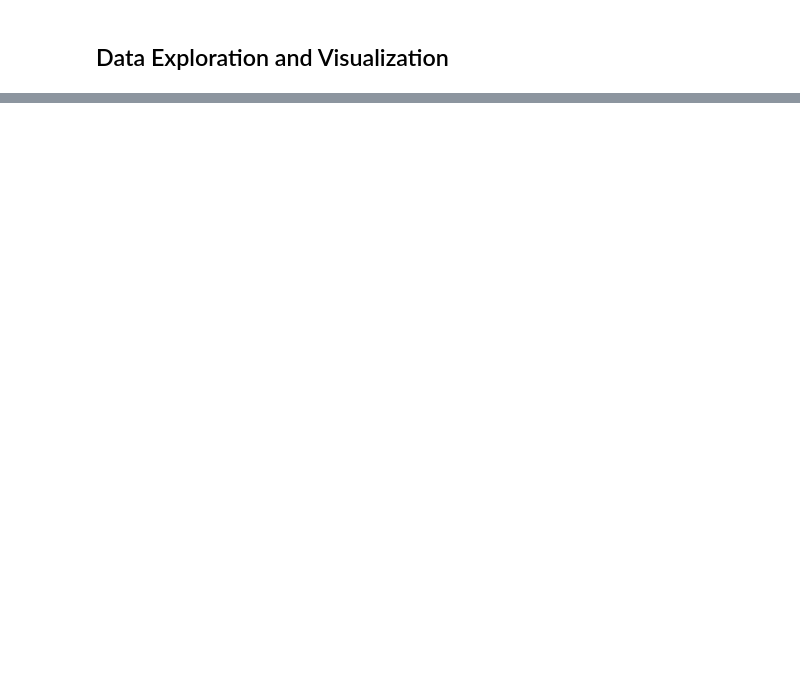
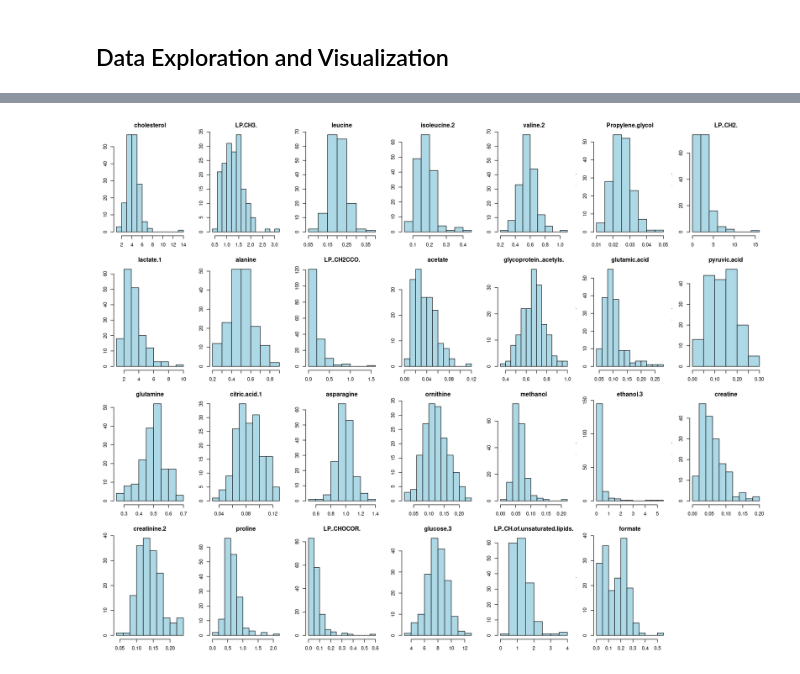
Before and after one commit to Aziza2027/Patient-data-analysis, a Jupyter notebook: analysis.ipynb, the cells around one changed output, grey strips where cells are left out. Cells and saved outputs as stored; diff of their text form; code cells hidden in the pictures; blank space fills up the shorter version.

```diff
--- a/analysis.ipynb
+++ b/analysis.ipynb
@@ -29,0 +27,2 @@ data <- read.csv("data.csv", header = TRUE)
+# %%
+genotype_mapping <- c("CC" = 0, "CT" = 1, "TT" = 2)
@@ -29,0 +51,2 @@ data <- read.csv("data.csv", header = TRUE)
+# %%
+data <- data[data[, 1] != "", ]
@@ -29,0 +57,3 @@ data <- read.csv("data.csv", header = TRUE)
+# %%
+data$Genotype <- genotype_mapping[data[, 1]]
+head(data,12)
@@ -29,0 +76,8 @@ data <- read.csv("data.csv", header = TRUE)
+# %%
+# Convert all columns with character data to numeric
+data <- data %>%
+  mutate_if(is.character, as.numeric)
+
+# Check if any columns still have NAs after the conversion
+columns_with_na <- colnames(data)[apply(is.na(data), 2, any)]
+columns_with_na
@@ -31,0 +108,9 @@ data <- read.csv("data.csv", header = TRUE)
+# %%
+
+# Data Exploration and Visualization
+par(mfrow = c(4, 7), mar = c(3, 3, 2, 1)) # 4x7 grid with larger margins and plot size
+for (i in 2:28) { # Assuming metabolite columns start from the 2nd column (adjust if needed)
+  hist(data[[i]], main = colnames(data)[i], xlab = "", col = "lightblue")
+}
+# %% [output]
+[figure, added]
```
Also changed, not shown: parts of 17 cells of this notebook, 4 other files.
